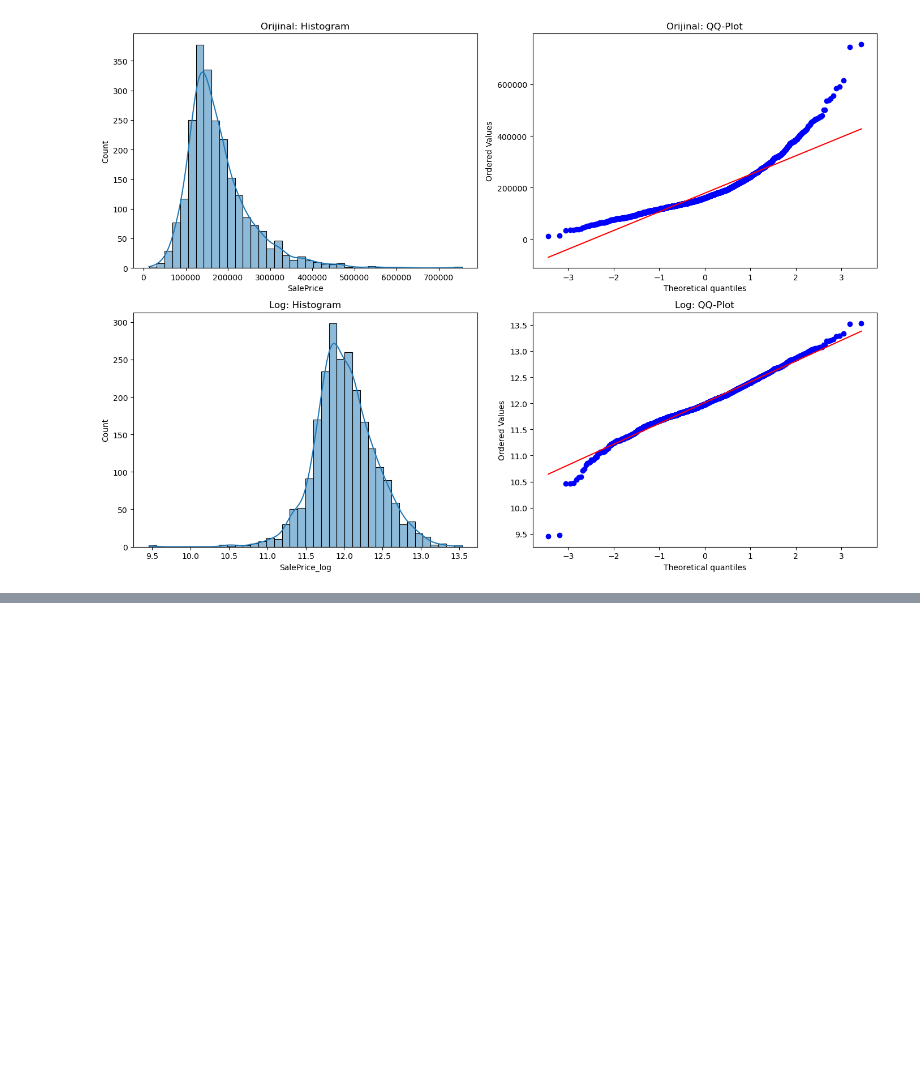
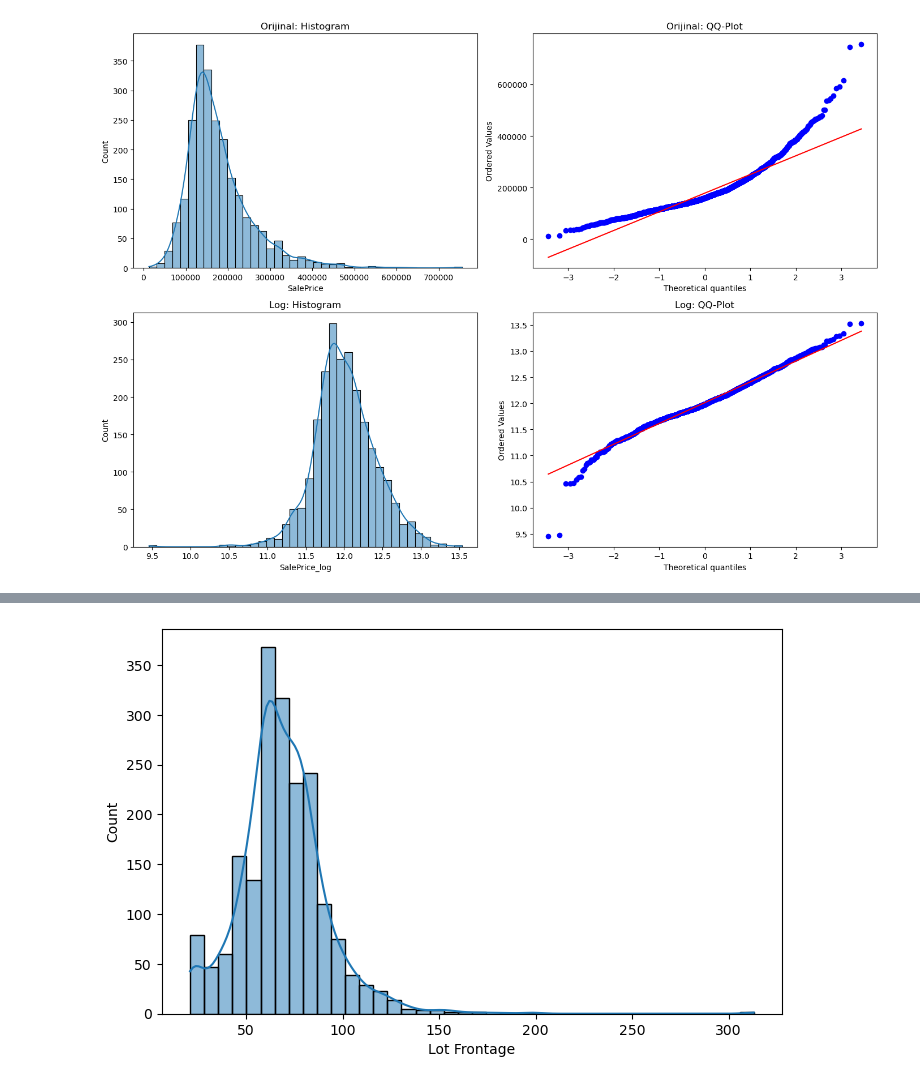
Before and after one commit to enesacarq/ames-housing-price-prediction, a Jupyter notebook: ames_house_price_analysis.ipynb, the cells around one changed output, grey strips where cells are left out. Cells and saved outputs as stored; diff of their text form; code cells hidden in the pictures; blank space fills up the shorter version.

```diff
--- a/ames_house_price_analysis.ipynb
+++ b/ames_house_price_analysis.ipynb
@@ -196,0 +281,7 @@ plt.show()
+# %%
+
+plt.figure(figsize=(8, 5))
+sns.histplot(train_df['Lot Frontage'], kde=True, bins=40)
+plt.show()
+# %% [output]
+[figure, added]
```
Also changed, not shown: parts of 13 cells of this notebook.
